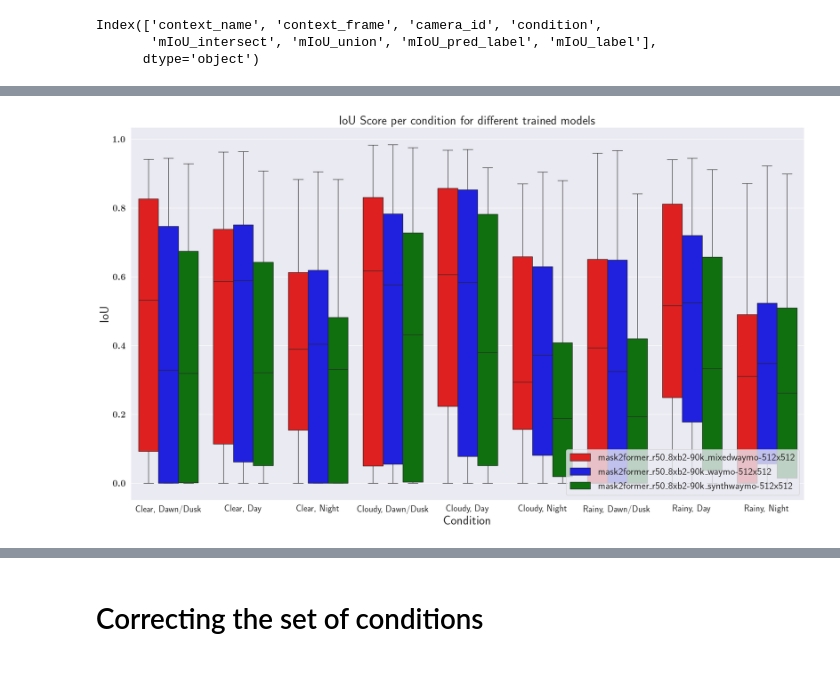
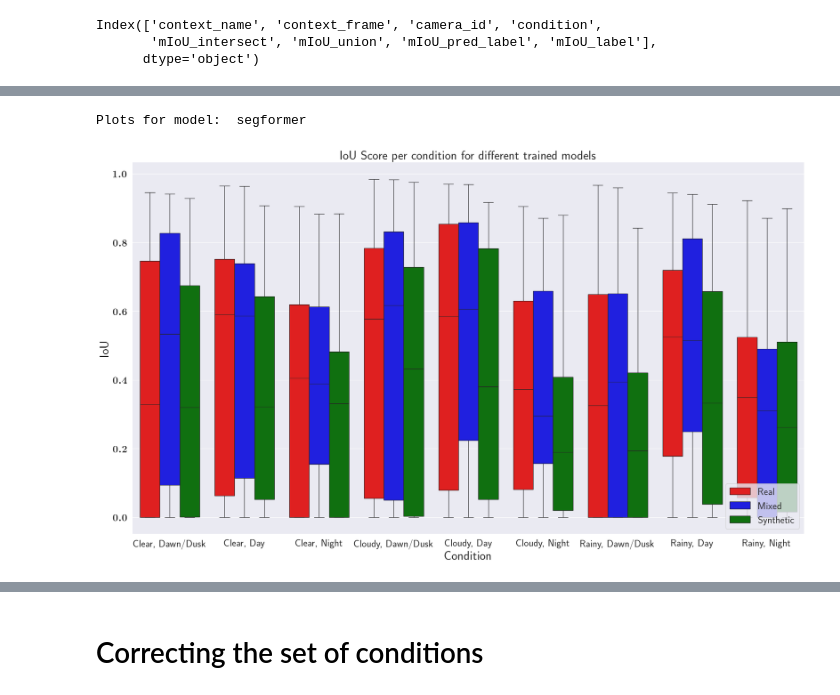
Before and after one commit to UTAustin-SwarmLab/SynDiff-AD, a Jupyter notebook: lang_cond_task_adv_augmentation/avcv/experiments/results.ipynb, the cells around one changed output, grey strips where cells are left out. Cells and saved outputs as stored; diff of their text form; code cells hidden in the pictures.

```diff
--- a/lang_cond_task_adv_augmentation/avcv/experiments/results.ipynb
+++ b/lang_cond_task_adv_augmentation/avcv/experiments/results.ipynb
@@ -60,12 +111,16 @@ for file in files:
         df = pandas.read_csv(FOLDER + file)
         # Convert each relevant column to a Torch tensor
         MODEL_DATA[model] = df
-        print(len(df))
-        print(df.groupby('condition').size())
+        # print(len(df))
+        # print(df.groupby('condition').size())
+        # barplot
+        print(model)
+        df.groupby('condition').size().plot(kind='bar')
 
 def string_to_tensor(tensor_string):
     # Convert string representation of a tensor to an actual tensor
     # Use ast.literal_eval to safely evaluate the string
+    #print(tensor_string.strip("[]").split())
     array_list = [float(item) for item in tensor_string.strip("[]").split()]
 
     # Convert the list to a NumPy array
@@ -334,29 +587,46 @@ Text(0.5, 0, 'TL Specification')
 # %%
-all_data_iou = pd.DataFrame(columns=['model', 'condition', 'IoU'])
-all_data_iou['model'] = all_data['model']
-all_data_iou['condition'] = all_data['condition']
-all_data_iou['IoU'] = all_data['IoU']
+order = ['Real','Mixed','Synthetic']
+for k,v in model_idxs.items():
+    print('Plots for model: ', k)
+    all_data_iou = pd.DataFrame(columns=['model', 'condition', 'IoU'])
+    all_data_iou['model'] = all_data['model']
+    all_data_iou['condition'] = all_data['condition']
+    all_data_iou['IoU'] = all_data['IoU']
+    all_data_iou['dataset'] = all_data['dataset']
+    all_data_iou = all_data_iou.iloc[v]
 
-all_data_iou = all_data_iou.explode('IoU')
-set_plot_properties(
-    font_size= 25,
-    legend_font_size = 20,
-    xtick_label_size = 20,
-    ytick_label_size = 20,
-    markersize = 15,
-    usetex = True,
-)
-# Creating a box plot for accuracy of each ltl_group, differentiated by model
-fig, ax = plt.subplots(figsize=(20, 12))
-plot_paired_boxplot(all_data_iou,
-                    x_var='condition',
-                    y_var='IoU',
-                    hue='model',
-                    pal=pallete,
-                    title_str = 'IoU per conditions',
-                    ax=ax)
-plt.legend(fontsize=20, loc='lower right')
-plt.title('IoU Score per condition for different trained models', fontsize=25)
-plt.ylabel('IoU', fontsize=25)
-plt.xlabel('Condition', fontsize=25)
+    all_models = list(all_data_iou['model'].unique())
+
+    hue_order = []
+    j=0
+    # sort by order
+    # for i in order:
+    #     for model in all_models:
+    #         if i in model:
+    #             hue_order.append(model)
+    #             all_models.remove(model)
+    hue_order = order
+
+    all_data_iou = all_data_iou.explode('IoU')
+    set_plot_properties(
+        font_size= 25,
+        legend_font_size = 20,
+        xtick_label_size = 20,
+        ytick_label_size = 20,
+        markersize = 15,
+        usetex = True,
+    )
+    # Creating a box plot for accuracy of each ltl_group, differentiated by model
+    fig, ax = plt.subplots(figsize=(20, 12))
+    sns.boxplot(all_data_iou,
+                        x='condition',
+                        y='IoU',
+                        hue='dataset',
+                        palette=pallete,
+                        hue_order=hue_order,
+                        ax=ax)
+    plt.legend(fontsize=20, loc='lower right')
+    plt.title('IoU Score per condition for different trained models', fontsize=25)
+    plt.ylabel('IoU', fontsize=25)
+    plt.xlabel('Condition', fontsize=25)
 # %% [output]
@@ -364 +635,2 @@ Text(0.5, 0, 'Condition')
+Plots for model:  segformer
-[figure, old version]
+[figure, new version]
```
Also changed, not shown: parts of 16 cells of this notebook.
